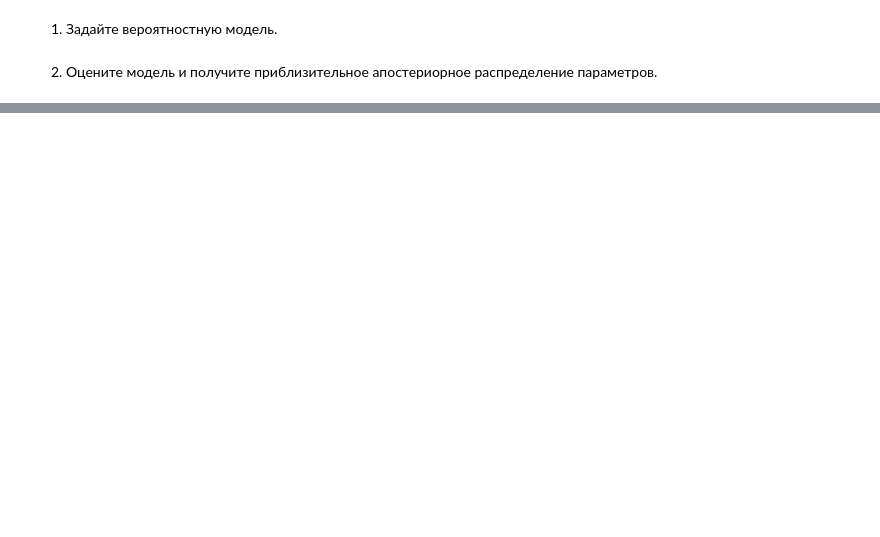
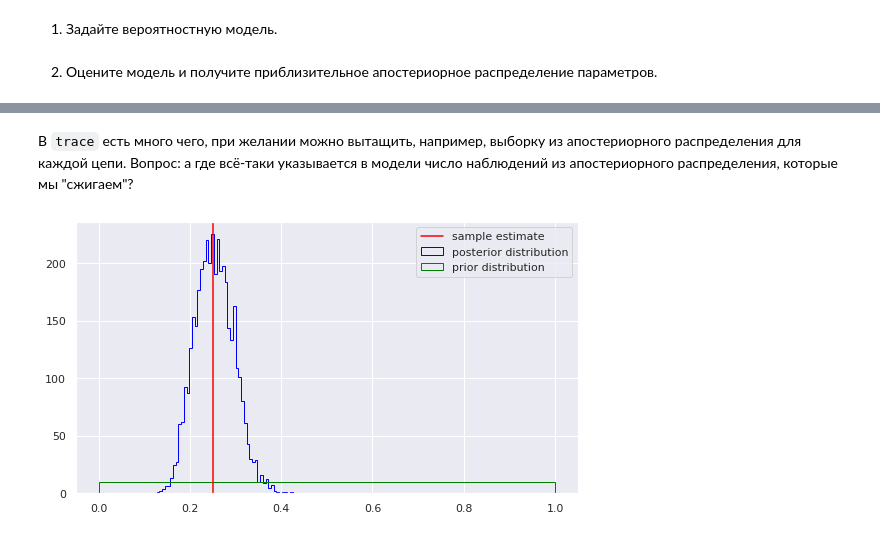
Before and after one commit to darkmetrics/bayes, a Jupyter notebook: Seminar 1.ipynb, the cells around one changed output, grey strips where cells are left out. Cells and saved outputs as stored; diff of their text form; code cells hidden in the pictures; blank space fills up the shorter version.

```diff
--- a/Seminar 1.ipynb
+++ b/Seminar 1.ipynb
@@ -114,0 +161,10 @@ plt.hist(samples_1['share']);
+# %% [markdown]
+В `trace` есть много чего, при желании можно вытащить, например, выборку из апостериорного распределения для каждой цепи. Вопрос: а где всё-таки указывается в модели число наблюдений из апостериорного распределения, которые мы "сжигаем"?
+# %%
+plt.figure(figsize=(9, 5));
+plt.hist(np.array(trace.posterior.p).ravel(), bins=50, histtype='step', label='posterior distribution', color='blue');
+plt.hist(np.linspace(0, 1, 500), bins=50, histtype='step', label='prior distribution', color='green');
+plt.axvline(np.mean(y), color='red', label='sample estimate');
+plt.legend(loc='best');
+# %% [output]
+[figure, added]
```
Also changed, not shown: parts of 17 cells of this notebook.
